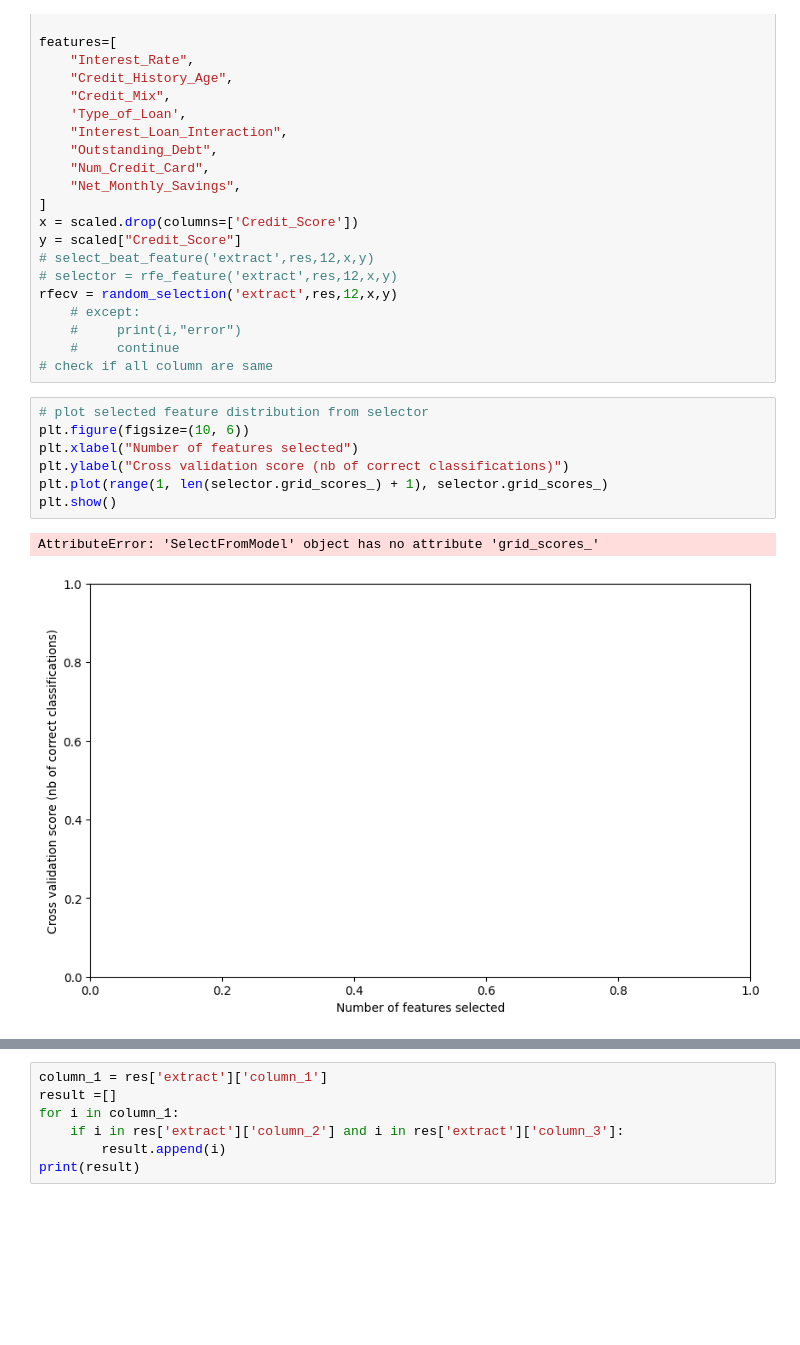
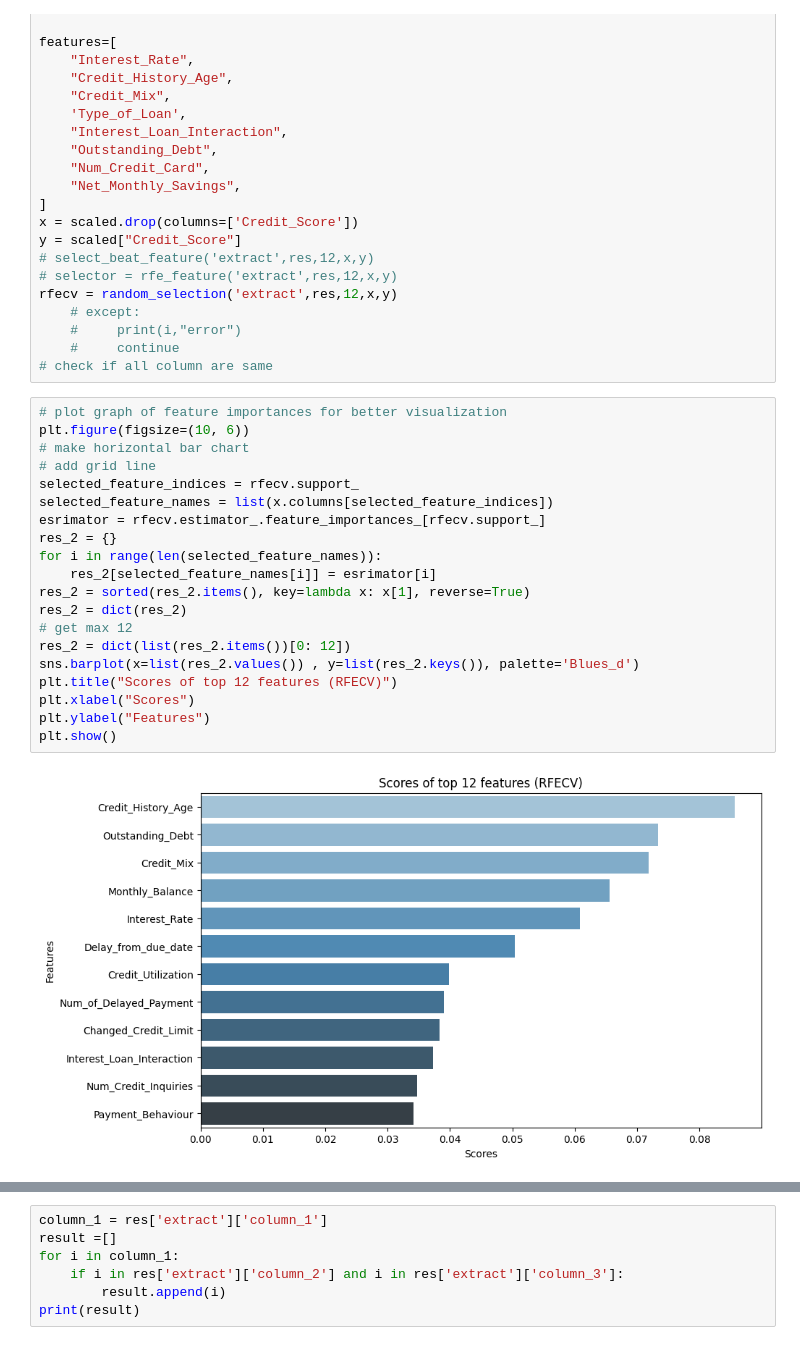
Before and after one commit to yaseen1998/AI_Orange_Course, a Jupyter notebook: Assigment/8_feature_selected.ipynb, the cells around one changed output, grey strips where cells are left out. Cells and saved outputs as stored; diff of their text form; blank space fills up the shorter version.

```diff
--- a/Assigment/8_feature_selected.ipynb
+++ b/Assigment/8_feature_selected.ipynb
@@ -106,13 +106,25 @@ rfecv = random_selection('extract',res,12,x,y)
     #     print(i,"error")
     #     continue
 # check if all column are same
-# %%
-# plot selected feature distribution from selector
-plt.figure(figsize=(10, 6))
-plt.xlabel("Number of features selected")
-plt.ylabel("Cross validation score (nb of correct classifications)")
-plt.plot(range(1, len(selector.grid_scores_) + 1), selector.grid_scores_)
-plt.show()
-# %% [output]
-AttributeError: 'SelectFromModel' object has no attribute 'grid_scores_'
-[figure, removed]
+# %%
+# plot graph of feature importances for better visualization
+plt.figure(figsize=(10, 6))
+# make horizontal bar chart
+# add grid line
+selected_feature_indices = rfecv.support_
+selected_feature_names = list(x.columns[selected_feature_indices])
+esrimator = rfecv.estimator_.feature_importances_[rfecv.support_]
+res_2 = {}
+for i in range(len(selected_feature_names)):
+    res_2[selected_feature_names[i]] = esrimator[i]
+res_2 = sorted(res_2.items(), key=lambda x: x[1], reverse=True)
+res_2 = dict(res_2)
+# get max 12
+res_2 = dict(list(res_2.items())[0: 12])
+sns.barplot(x=list(res_2.values()) , y=list(res_2.keys()), palette='Blues_d')
+plt.title("Scores of top 12 features (RFECV)")
+plt.xlabel("Scores")
+plt.ylabel("Features")
+plt.show()
+# %% [output]
+[figure, added]
```
Also changed, not shown: parts of 1 cell of this notebook, 11 other files.
